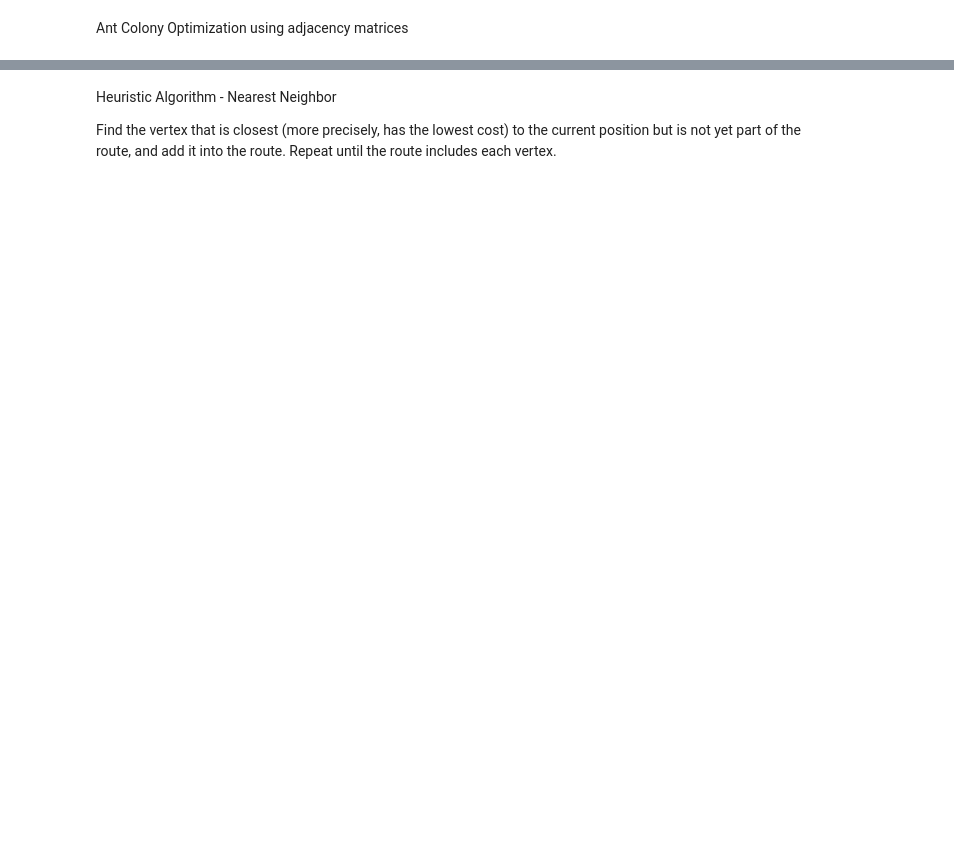
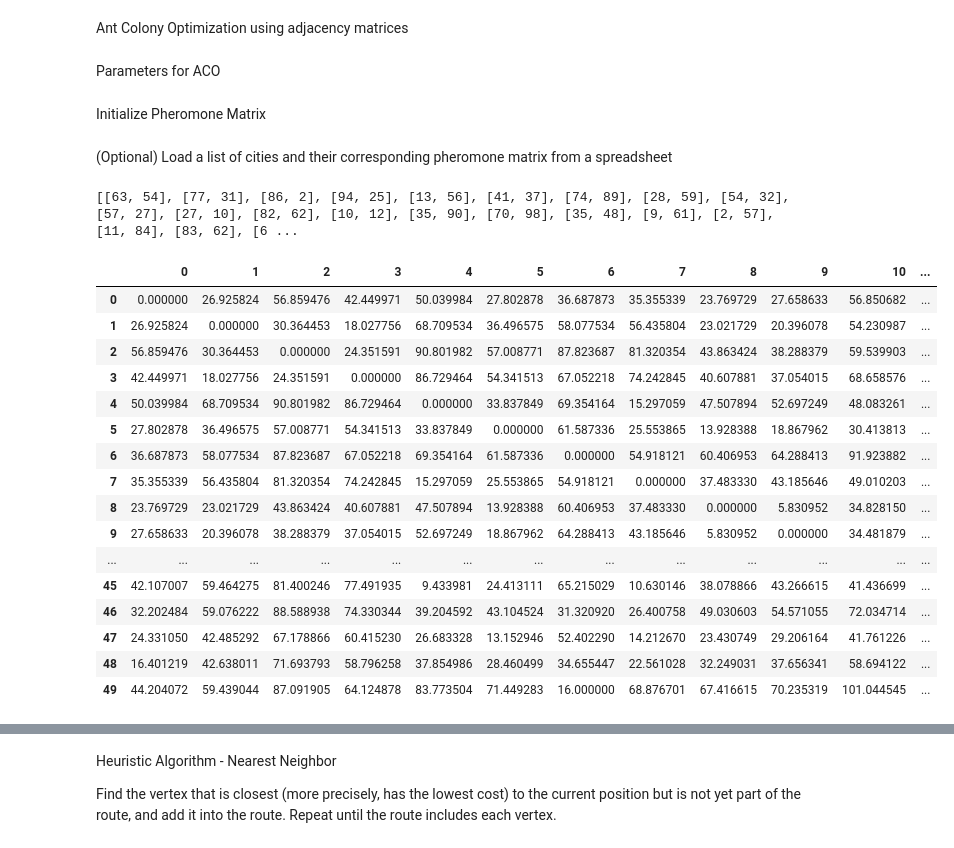
Before and after one commit to ChristianVaughn/BioInspiredML, a Jupyter notebook: TSP/main.ipynb, the cells around one changed output, grey strips where cells are left out. Cells and saved outputs as stored; diff of their text form; code cells hidden in the pictures; blank space fills up the shorter version.

```diff
--- a/TSP/main.ipynb
+++ b/TSP/main.ipynb
@@ -76,0 +105,2 @@ def aco_func():
+# %% [markdown]
+Parameters for ACO
@@ -76,0 +111,2 @@ def aco_func():
+# %% [markdown]
+Initialize Pheromone Matrix
@@ -76,0 +115,38 @@ def aco_func():
+# %% [markdown]
+(Optional) Load a list of cities and their corresponding pheromone matrix from a spreadsheet
+# %%
+url = 'https://raw.githubusercontent.com/ChristianVaughn/BioInspiredML/main/TSP/Dataset3/cities.csv?token=AHSGZY7FU5YPWMREIOXE6ADANYSAW'
+citiestemp = pd.read_csv(url)
+citiestemp = citiestemp.loc[:, ~citiestemp.columns.str.contains('^Unnamed')]
+root = citiestemp.tail(1).iloc[0,2] #citiestemp.loc[:,'root']
+citiestemp = citiestemp.loc[:, ~citiestemp.columns.str.contains('^root')]
+citiestemp = citiestemp.dropna()
+cities = citiestemp.values.tolist()
+for x in range(len(cities)):
+  for y in range(2):
+    cities[x][y] = int(cities[x][y])
+root = int(root)
+#Generate a distance matrix from the list of 50 cities
+df = pd.DataFrame(cities, columns=['xcord', 'ycord'])
+cities_distance_matrix = pd.DataFrame(distance_matrix(df.values, df.values), index=df.index, columns=df.index)
+print(cities)
+cities_distance_matrix
+# %% [output]
+[[63, 54], [77, 31], [86, 2], [94, 25], [13, 56], [41, 37], [74, 89], [28, 59], [54, 32], [57, 27], [27, 10], [82, 62], [10, 12], [35, 90], [70, 98], [35, 48], [9, 61], [2, 57], [11, 84], [83, 62], [6 ...
+|  | 0 | 1 | 2 | 3 | 4 | 5 | 6 | 7 | 8 | 9 | 10 | ... |
+| 0 | 0.000000 | 26.925824 | 56.859476 | 42.449971 | 50.039984 | 27.802878 | 36.687873 | 35.355339 | 23.769729 | 27.658633 | 56.850682 | ... |
+| 1 | 26.925824 | 0.000000 | 30.364453 | 18.027756 | 68.709534 | 36.496575 | 58.077534 | 56.435804 | 23.021729 | 20.396078 | 54.230987 | ... |
+| 2 | 56.859476 | 30.364453 | 0.000000 | 24.351591 | 90.801982 | 57.008771 | 87.823687 | 81.320354 | 43.863424 | 38.288379 | 59.539903 | ... |
+| 3 | 42.449971 | 18.027756 | 24.351591 | 0.000000 | 86.729464 | 54.341513 | 67.052218 | 74.242845 | 40.607881 | 37.054015 | 68.658576 | ... |
+| 4 | 50.039984 | 68.709534 | 90.801982 | 86.729464 | 0.000000 | 33.837849 | 69.354164 | 15.297059 | 47.507894 | 52.697249 | 48.083261 | ... |
+| 5 | 27.802878 | 36.496575 | 57.008771 | 54.341513 | 33.837849 | 0.000000 | 61.587336 | 25.553865 | 13.928388 | 18.867962 | 30.413813 | ... |
+| 6 | 36.687873 | 58.077534 | 87.823687 | 67.052218 | 69.354164 | 61.587336 | 0.000000 | 54.918121 | 60.406953 | 64.288413 | 91.923882 | ... |
+| 7 | 35.355339 | 56.435804 | 81.320354 | 74.242845 | 15.297059 | 25.553865 | 54.918121 | 0.000000 | 37.483330 | 43.185646 | 49.010203 | ... |
+| 8 | 23.769729 | 23.021729 | 43.863424 | 40.607881 | 47.507894 | 13.928388 | 60.406953 | 37.483330 | 0.000000 | 5.830952 | 34.828150 | ... |
+| 9 | 27.658633 | 20.396078 | 38.288379 | 37.054015 | 52.697249 | 18.867962 | 64.288413 | 43.185646 | 5.830952 | 0.000000 | 34.481879 | ... |
+| ... | ... | ... | ... | ... | ... | ... | ... | ... | ... | ... | ... | ... |
+| 45 | 42.107007 | 59.464275 | 81.400246 | 77.491935 | 9.433981 | 24.413111 | 65.215029 | 10.630146 | 38.078866 | 43.266615 | 41.436699 | ... |
+| 46 | 32.202484 | 59.076222 | 88.588938 | 74.330344 | 39.204592 | 43.104524 | 31.320920 | 26.400758 | 49.030603 | 54.571055 | 72.034714 | ... |
+| 47 | 24.331050 | 42.485292 | 67.178866 | 60.415230 | 26.683328 | 13.152946 | 52.402290 | 14.212670 | 23.430749 | 29.206164 | 41.761226 | ... |
+| 48 | 16.401219 | 42.638011 | 71.693793 | 58.796258 | 37.854986 | 28.460499 | 34.655447 | 22.561028 | 32.249031 | 37.656341 | 58.694122 | ... |
+| 49 | 44.204072 | 59.439044 | 87.091905 | 64.124878 | 83.773504 | 71.449283 | 16.000000 | 68.876701 | 67.416615 | 70.235319 | 101.044545 | ... |
```
Also changed, not shown: parts of 29 cells of this notebook.
